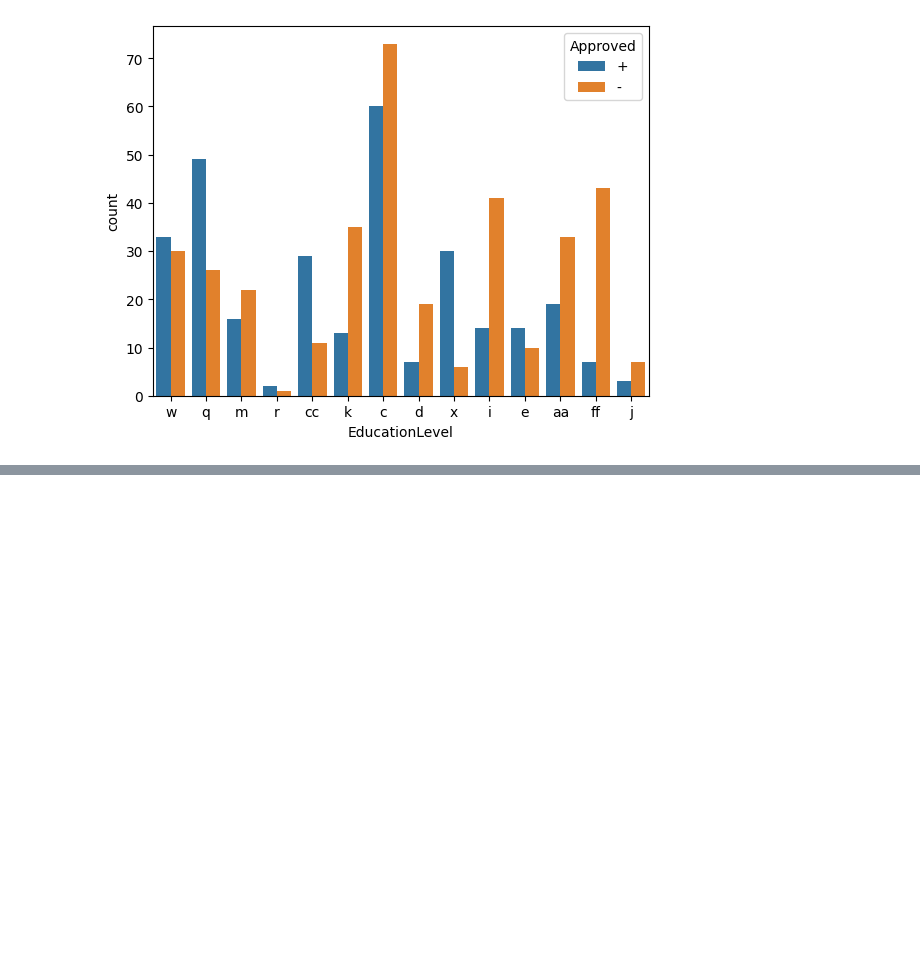
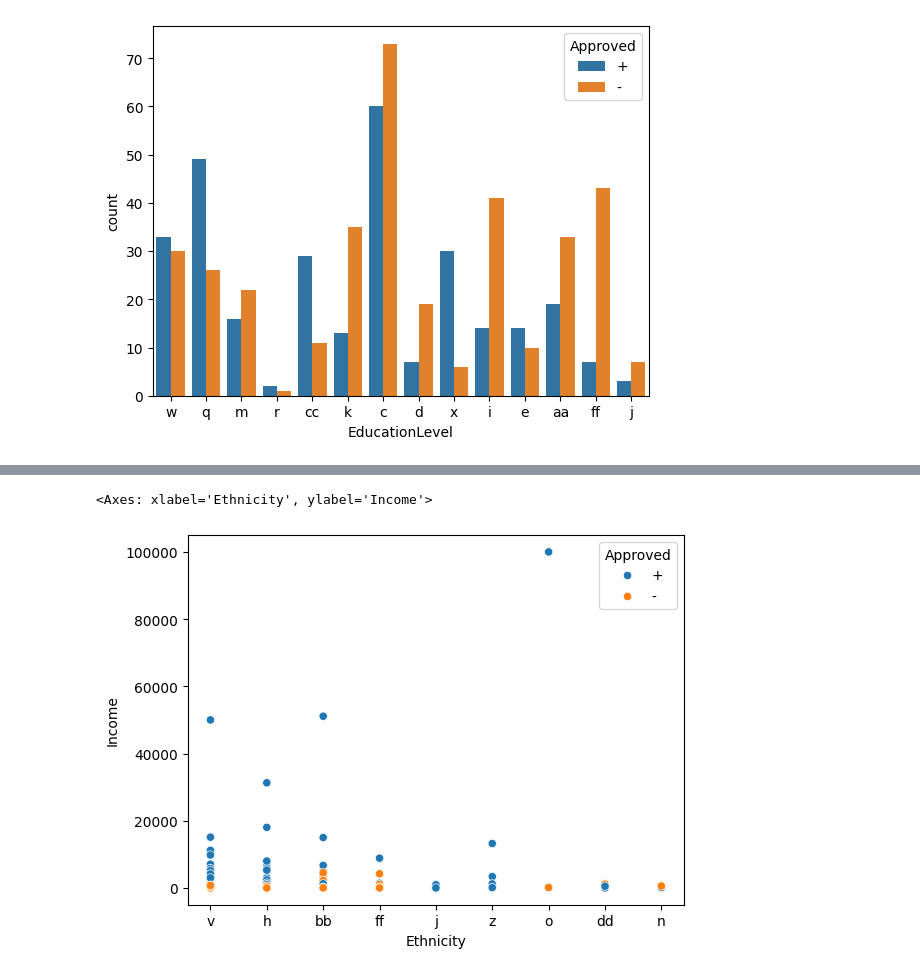
Before and after one commit to dottorm/teaching_synthetic, a Jupyter notebook: synthetic_bias.ipynb, the cells around one changed output, grey strips where cells are left out. Drawn from its saved outputs; the diff is of its cells as text; code cells hidden in the pictures; blank space fills up the shorter version.

```diff
--- a/synthetic_bias.ipynb
+++ b/synthetic_bias.ipynb
@@ -187,0 +180,5 @@ for i,predictor in enumerate(data.drop(columns='Approved')):
+# %%
+sns.scatterplot(data=data, x="Ethnicity", y="Income", hue="Approved")
+# %% [output]
+<Axes: xlabel='Ethnicity', ylabel='Income'>
+[figure, added]
```
Also changed, not shown: parts of 20 cells of this notebook.
